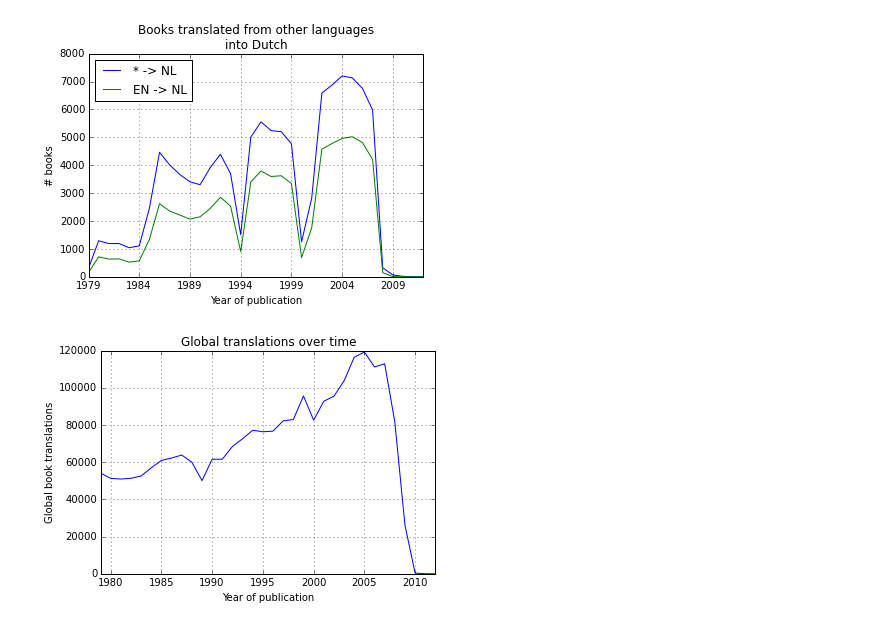
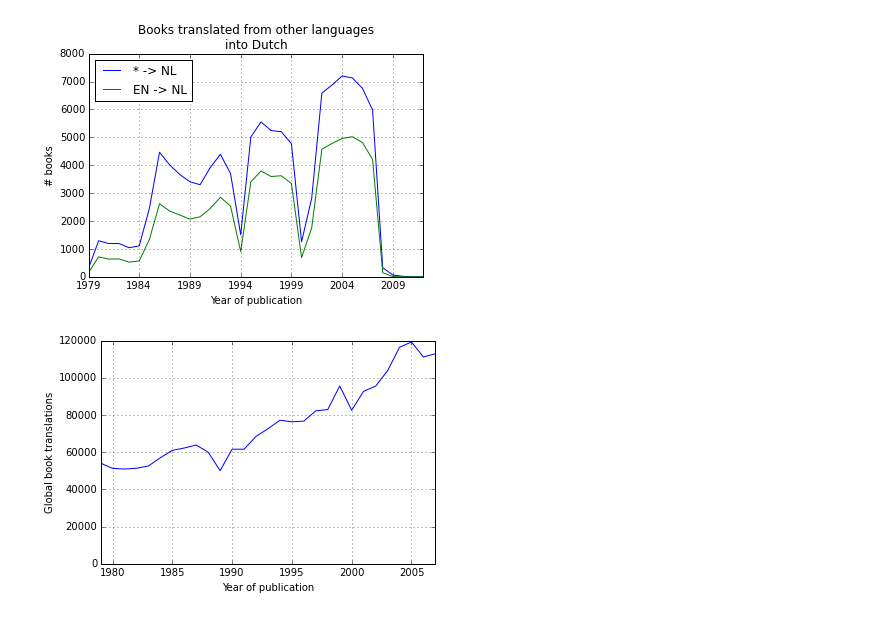
Before and after one commit to c-martinez/BeyondTheBook, a Jupyter notebook: Unesco translationum.ipynb, the cells around one changed output. Saved outputs shown, nothing was run; the diff lists cells and outputs as text; code cells hidden in the pictures.

```diff
--- a/Unesco translationum.ipynb
+++ b/Unesco translationum.ipynb
@@ -351,9 +352,12 @@ title('Books translated from other languages \ninto Dutch');
 # %% [output]
 [figure]
 # %%
-data_t.sum(axis=1).plot()
+data_t[data_t.index<2008].sum(axis=1).plot()
 xlabel('Year of publication')
 ylabel('Global book translations')
-title('Global translations over time');
+ax = axis()
+axis([ ax[0], ax[1], 0, ax[3] ])
+# title('Global translations over time');
+savefig('GlobalTranslations.pdf')
 # %% [output]
-[figure, old version]
+[figure, new version]
```
Also changed, not shown: parts of 1 cell of this notebook, 3 other files.
